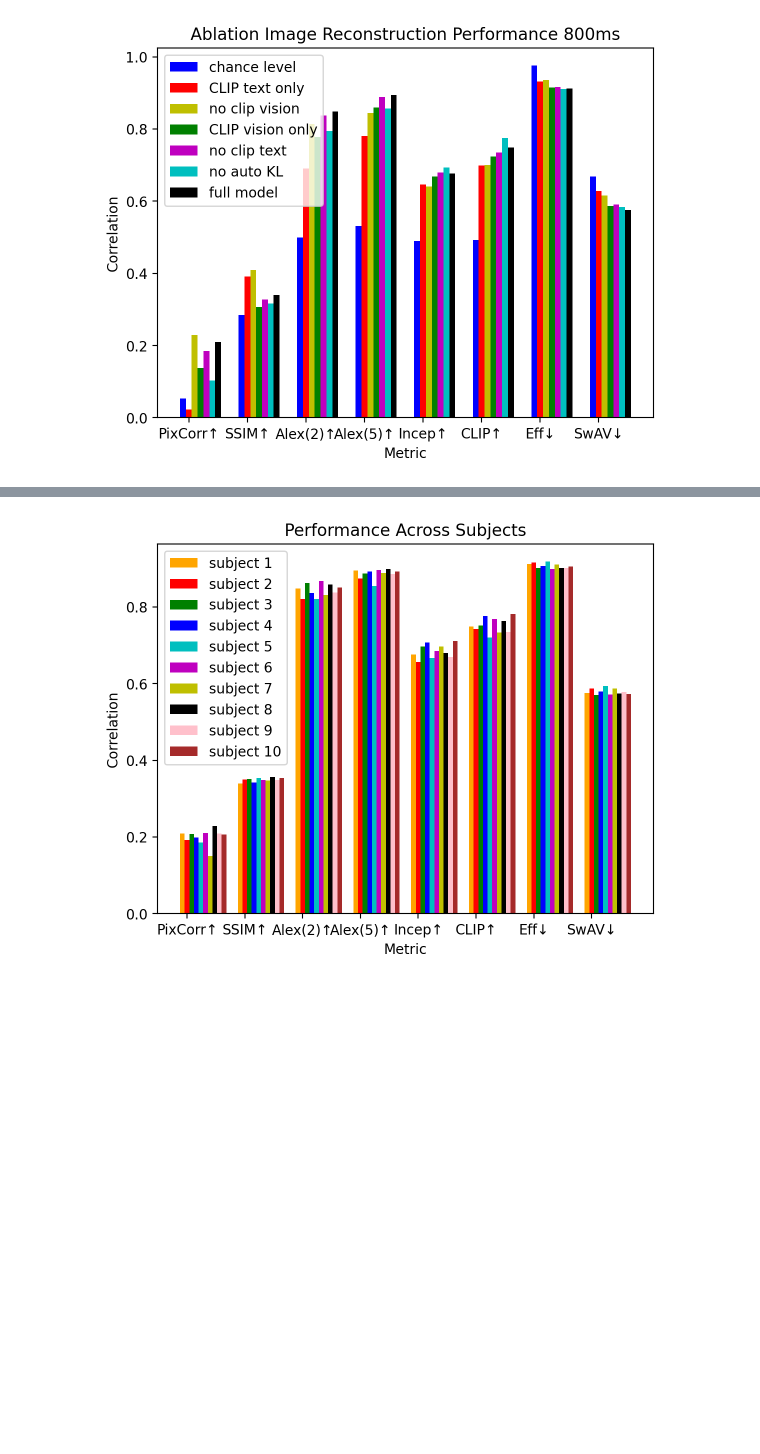
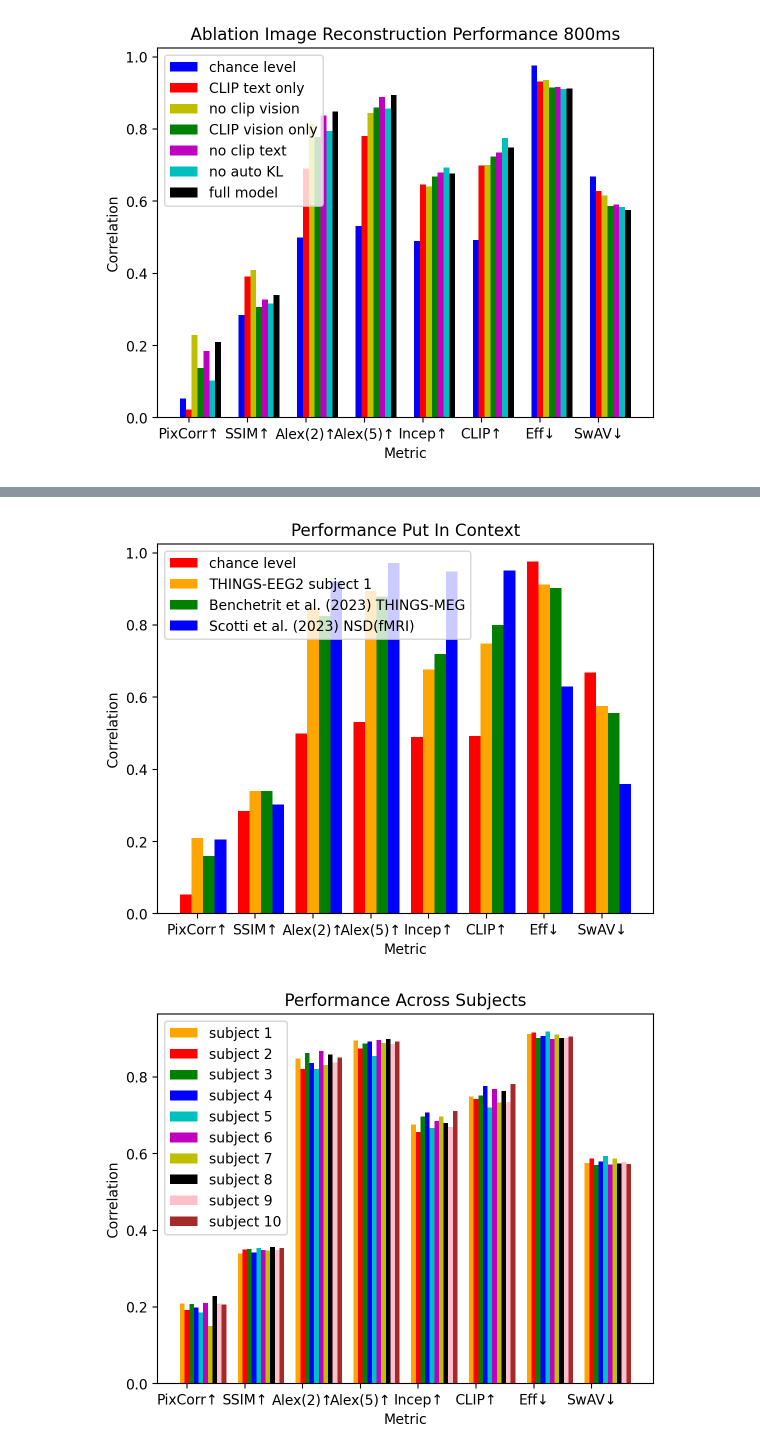
Before and after one commit to desa-lab/EEG-Image-Reconstruction, a Jupyter notebook: thingseeg2_scripts/performance_plots.ipynb, the cells around one changed output, grey strips where cells are left out. Saved outputs shown, nothing was run; the diff lists cells and outputs as text; code cells hidden in the pictures; blank space fills up the shorter version.

```diff
--- a/thingseeg2_scripts/performance_plots.ipynb
+++ b/thingseeg2_scripts/performance_plots.ipynb
@@ -566,3 +569,51 @@ plt.show()
+# %%
+# Define the bar width
+bar_width = 0.2
+
+# Define the x values for the bar plots
+x = np.arange(len(avg1_200ms))
+
+x1 = x
+x2 = [x + bar_width for x in x1]
+x3 = [x + bar_width for x in x2]
+x4 = [x + bar_width for x in x3]
+# x5 = [x + bar_width for x in x4]
+# x6 = [x + bar_width for x in x5]
+# x7 = [x + bar_width for x in x6]
+# x8 = [x + bar_width for x in x7]
+
+# Plot the bar plots
+plt.bar(x1, preproc_null, color='r', width=bar_width, label='chance level')
+# plt.bar(x2, avg1_200ms, color='b', width=bar_width, label='200ms')
+# plt.bar(x3, avg1_400ms, color='g', width=bar_width, label='400ms')
+# plt.bar(x4, avg1_600ms, color='r', width=bar_width, label='600ms')
+# plt.bar(x5, avg1_800ms, color='c', width=bar_width, label='800ms')
+# plt.bar(x2, preproc_200ms, color='g', width=bar_width, label='subject 1 200ms preprocessed')
+# plt.bar(x3, preproc_400ms, color='b', width=bar_width, label='subject 1 400ms preprocessed')
+# plt.bar(x4, preproc_600ms, color='c', width=bar_width, label='subject 1 600ms preprocessed')
+plt.bar(x2, preproc_800ms, color='orange', width=bar_width, label='THINGS-EEG2 subject 1')
+plt.bar(x3, meg_1s, color='g', width=bar_width, label='Benchetrit et al. (2023) THINGS-MEG')
+# plt.bar(x7, ozcelik, color='brown', width=bar_width, label='Ozcelik et al. (2023) NSD(fMRI)')
+plt.bar(x4, scotti, color='b', width=bar_width, label='Scotti et al. (2023) NSD(fMRI)')
+
+
+# Define the labels for the x-axis
+labels = ['PixCorr↑', 'SSIM↑', 'Alex(2)↑', 'Alex(5)↑', 'Incep↑', 'CLIP↑', 'Eff↓', 'SwAV↓']  # replace with your actual labels
+
+# Set the current tick locations and labels of the x-axis
+plt.xticks(x + bar_width, labels)
+
+# Add a legend
+plt.legend()
+
+plt.title('Performance Put In Context')
+plt.ylabel('Correlation')
+plt.xlabel('Metric')
+
+# Display the plot
+plt.show()
+# %% [output]
+[figure, added]
 # %%
 # Define the bar width
 bar_width = 0.08
```
Also changed, not shown: parts of 1 cell of this notebook, 3 other files.
